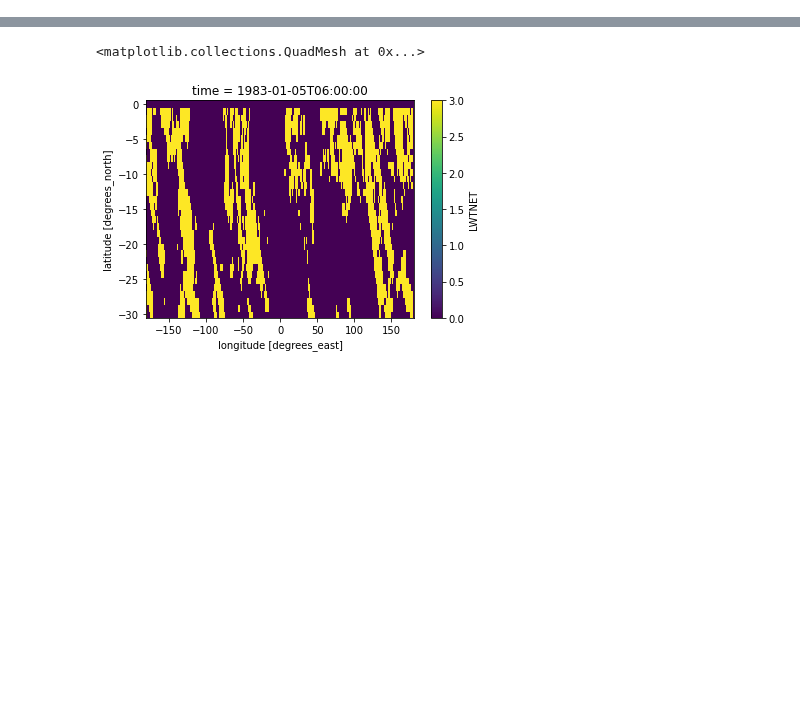
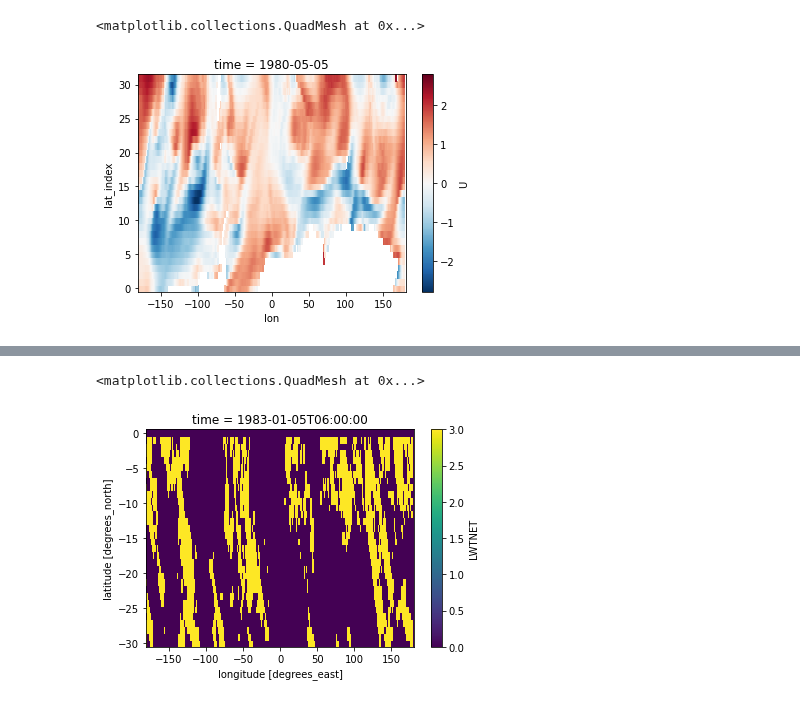
Before and after one commit to rlbaiman/AntarcticAR_ML, a Jupyter notebook: Make_test_data.ipynb, the cells around one changed output, grey strips where cells are left out. Cells and saved outputs as stored; diff of their text form; code cells hidden in the pictures; blank space fills up the shorter version.

```diff
--- a/Make_test_data.ipynb
+++ b/Make_test_data.ipynb
@@ -6,0 +15,6 @@ import matplotlib.pyplot as plt
+# %%
+test = xr.open_mfdataset('/pl/active/ATOC_SynopticMet/data/ar_data/Research3/ML_testing/4yr_std_anom/U')
+test.isel(time = 500).U.plot()
+# %% [output]
+<matplotlib.collections.QuadMesh at 0x...>
+[figure, added]
```
Also changed, not shown: parts of 25 cells of this notebook, 6 other files.
